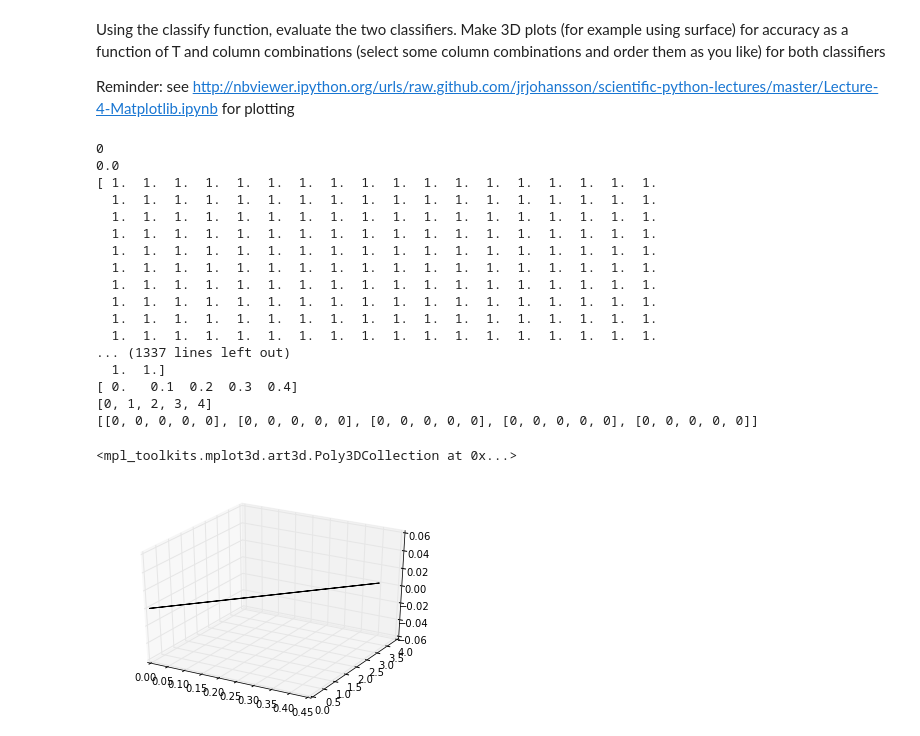
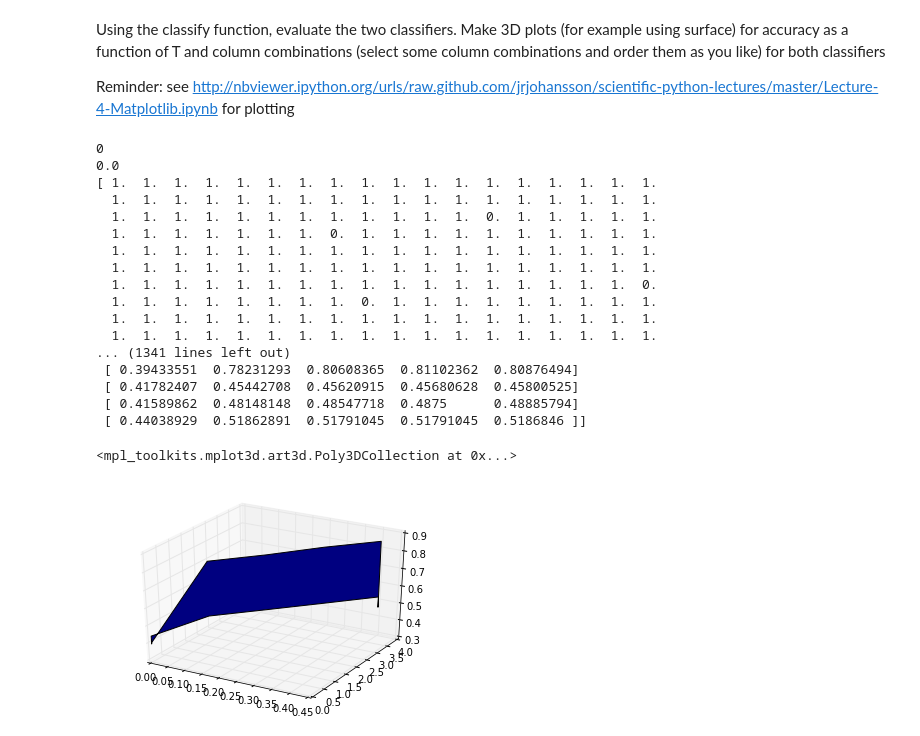
Before and after one commit to JensMeiners/ML1, a Jupyter notebook: Ex03/Sheet03_Implementation.ipynb, the cells around one changed output. Saved outputs shown, nothing was run; the diff lists cells and outputs as text; code cells hidden in the pictures.

```diff
--- a/Ex03/Sheet03_Implementation.ipynb
+++ b/Ex03/Sheet03_Implementation.ipynb
@@ -285,13 +285,12 @@ def performance_measures(labels_ham,labels_spam):
             fn = fn + 1
         else:
             rp = rp + 1
-
     sensitivity = rp / (rp + fn)
     specificity = rn / (rn + fp)
     if (rp + fp) == 0:
         accuracy = 0
     else:
-        accuracy = rp / (rp + fp)
+        accuracy = double(rp) / (rp + fp)
     if (accuracy+sensitivity) == 0:
         F1 = 0
     else:
@@ -356,41 +355,41 @@ for i,columns in enumerate(columns_list):
 fig = plt.figure()
 ax = fig.add_subplot(111, projection='3d')
 #X, Y, Z 	Data values as 2D arrays
 x = Ts
 y = range(len(columns_list))
-z = accs_TCol_ex
+z = array(accs_TCol_ex)
 print x
 print y
 print z
 ax.plot_surface(x, y, z)
 
 
 #TODO: Determine some column combinations. Briefly (1 sentence) explain why you chose them
 
 
 #TODO: Determine some values for T
 
 
 #TODO: Calculate the matrices for both classifiers. You only need to compute them once
 
 #TODO: Test the classifiers and plot accuracy for each of them
 # %% [output]
 0
 0.0
 [ 1.  1.  1.  1.  1.  1.  1.  1.  1.  1.  1.  1.  1.  1.  1.  1.  1.  1.
   1.  1.  1.  1.  1.  1.  1.  1.  1.  1.  1.  1.  1.  1.  1.  1.  1.  1.
+  1.  1.  1.  1.  1.  1.  1.  1.  1.  1.  1.  1.  0.  1.  1.  1.  1.  1.
+  1.  1.  1.  1.  1.  1.  1.  0.  1.  1.  1.  1.  1.  1.  1.  1.  1.  1.
   1.  1.  1.  1.  1.  1.  1.  1.  1.  1.  1.  1.  1.  1.  1.  1.  1.  1.
   1.  1.  1.  1.  1.  1.  1.  1.  1.  1.  1.  1.  1.  1.  1.  1.  1.  1.
+  1.  1.  1.  1.  1.  1.  1.  1.  1.  1.  1.  1.  1.  1.  1.  1.  1.  0.
+  1.  1.  1.  1.  1.  1.  1.  1.  0.  1.  1.  1.  1.  1.  1.  1.  1.  1.
   1.  1.  1.  1.  1.  1.  1.  1.  1.  1.  1.  1.  1.  1.  1.  1.  1.  1.
   1.  1.  1.  1.  1.  1.  1.  1.  1.  1.  1.  1.  1.  1.  1.  1.  1.  1.
-  1.  1.  1.  1.  1.  1.  1.  1.  1.  1.  1.  1.  1.  1.  1.  1.  1.  1.
-  1.  1.  1.  1.  1.  1.  1.  1.  1.  1.  1.  1.  1.  1.  1.  1.  1.  1.
-  1.  1.  1.  1.  1.  1.  1.  1.  1.  1.  1.  1.  1.  1.  1.  1.  1.  1.
-  1.  1.  1.  1.  1.  1.  1.  1.  1.  1.  1.  1.  1.  1.  1.  1.  1.  1.
-... (1337 lines left out)
-  1.  1.]
-[ 0.   0.1  0.2  0.3  0.4]
-[0, 1, 2, 3, 4]
-[[0, 0, 0, 0, 0], [0, 0, 0, 0, 0], [0, 0, 0, 0, 0], [0, 0, 0, 0, 0], [0, 0, 0, 0, 0]]
+... (1341 lines left out)
+ [ 0.39433551  0.78231293  0.80608365  0.81102362  0.80876494]
+ [ 0.41782407  0.45442708  0.45620915  0.45680628  0.45800525]
+ [ 0.41589862  0.48148148  0.48547718  0.4875      0.48885794]
+ [ 0.44038929  0.51862891  0.51791045  0.51791045  0.5186846 ]]
 <mpl_toolkits.mplot3d.art3d.Poly3DCollection at 0x...>
-[figure, old version]
+[figure, new version]
```
